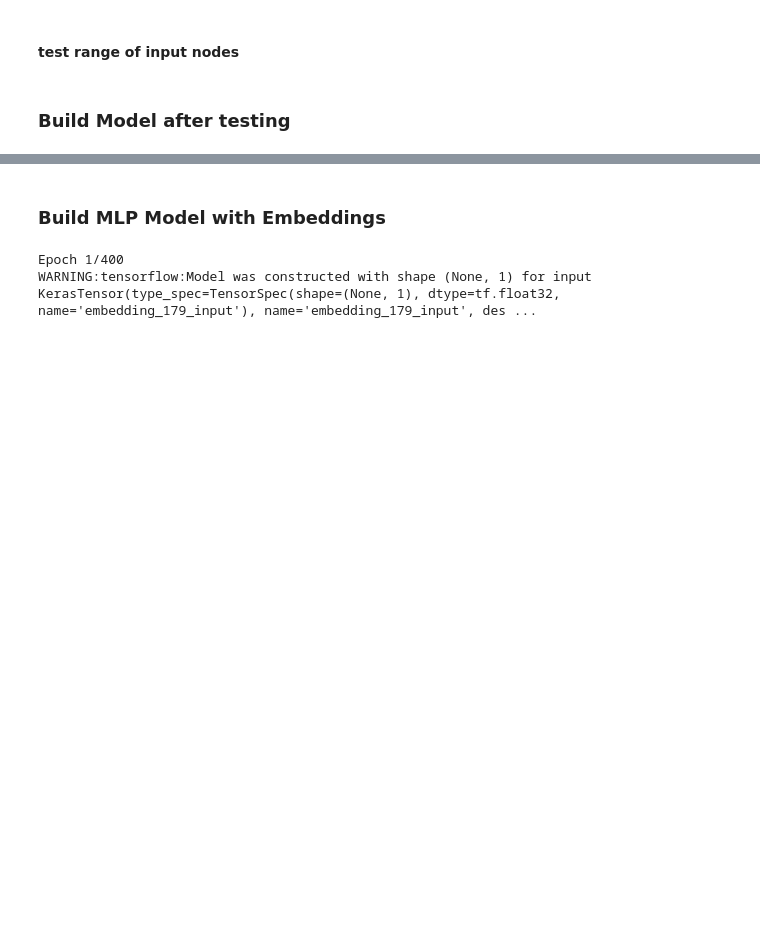
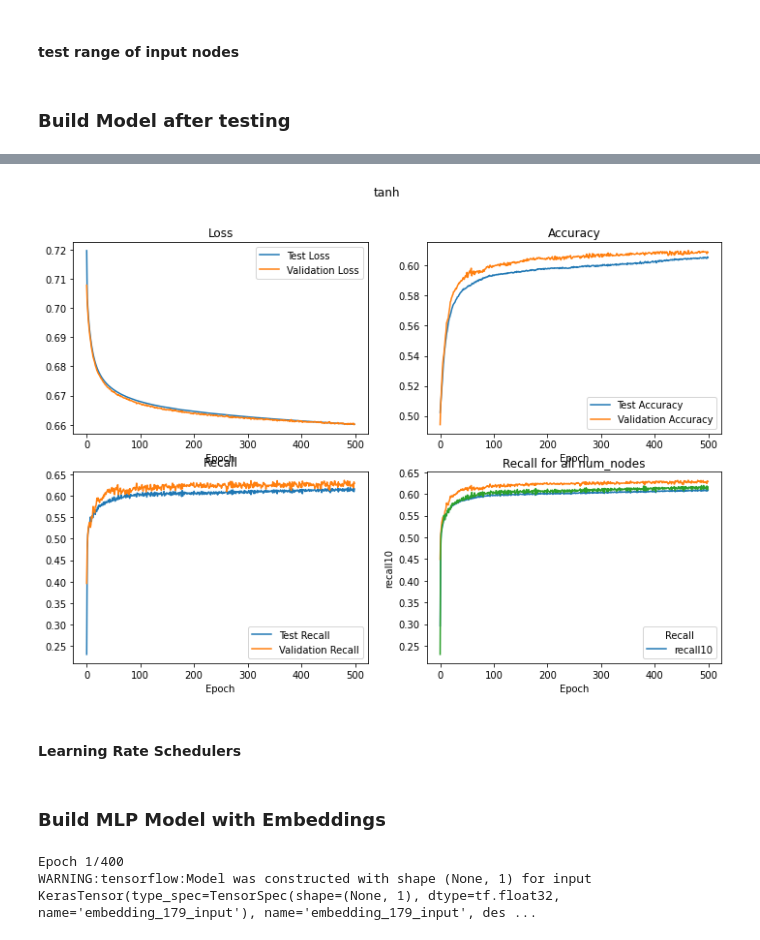
Before and after one commit to analiseb/UB-Masters-Thesis, a Jupyter notebook: 02-basic_model.ipynb, the cells around one changed output, grey strips where cells are left out. Saved outputs shown, nothing was run; the diff lists cells and outputs as text; code cells hidden in the pictures; blank space fills up the shorter version.

```diff
--- a/02-basic_model.ipynb
+++ b/02-basic_model.ipynb
@@ -422,14 +422,15 @@ for param in sample_methods:
 plot_compare(save_history.loc[:,save_history.columns.to_list()[3::4]], 'Recall')
 # %%
 # Test activations
+activations = ['tanh']
 save_history = pd.DataFrame()
 for param in activations:
 
-    X_train, X_val, X_test, y_train, y_val, y_test = process_features(df, 'outcome_arrhythmia', QuantileTransformer(output_distribution='uniform'), one_hot=True)
+    X_train, X_val, X_test, y_train, y_val, y_test = process_features(df, 'outcome_arrhythmia', StandardScaler(), one_hot=True)
     X_train, y_train= resample_data(X_train, y_train, 'under')
 
     # evaluate model with a given number of nodes
-    history, result = basic_model(X_train, X_val, y_val, y_train, X_test, y_test, epochs, batch, activation=param,opt=SGD, lr=0.000001)
+    history, result = basic_model(X_train, X_val, y_val, y_train, X_test, y_test, epochs, batch, activation=param,opt=SGD, lr=0.0002) #lr = 0.0002
     save_history['loss_'+str(n_nodes)]=history.history["loss"]
     save_history['acc_'+str(n_nodes)]=history.history["acc"]
     save_history['f1'+str(n_nodes)]=history.history["f1_m"]
@@ -444,3 +445,4 @@ for param in activations:
     plt.suptitle(str(param))
 
 plot_compare(save_history.loc[:,save_history.columns.to_list()[3::4]], 'Recall')
+# %% [output]
@@ -447,3 +466,4 @@ plot_compare(save_history.loc[:,save_history.columns.to_list()[3::4]], 'Recall')
+[figure, added]
 # %%
 # Test optimizers
 save_history = pd.DataFrame()
@@ -468,3 +488,5 @@ for param in optimizers:
     plt.suptitle(str(param))
 
 plot_compare(save_history.loc[:,save_history.columns.to_list()[3::4]], 'Recall')
+# %% [markdown]
+#### Learning Rate Schedulers
```
Also changed, not shown: parts of 3 cells of this notebook.
